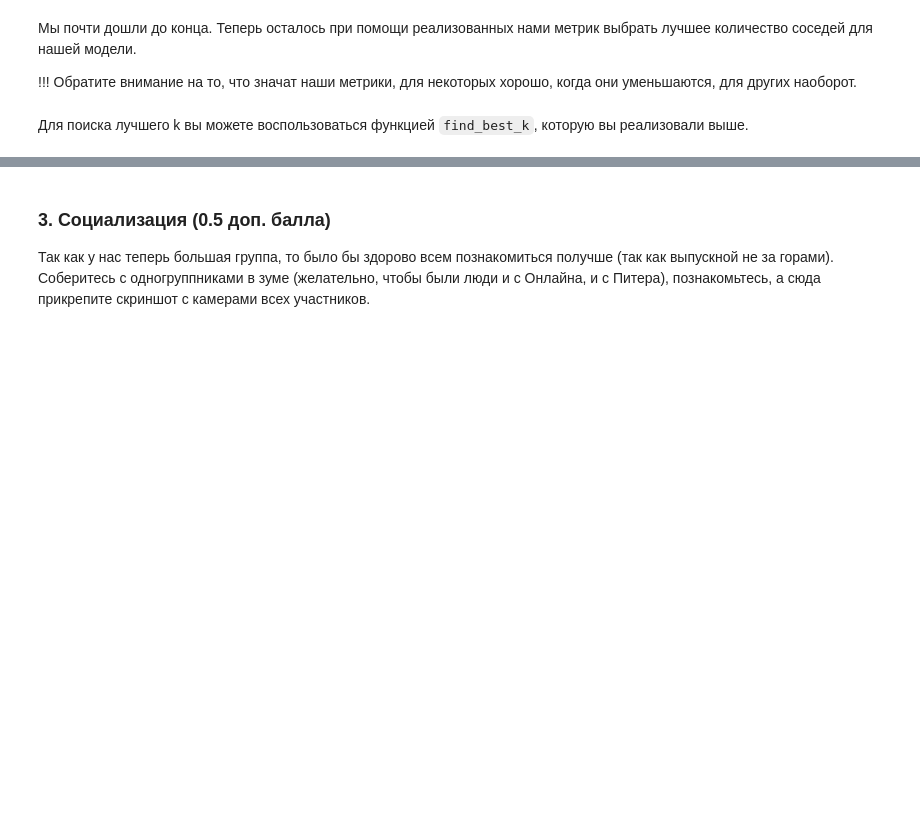
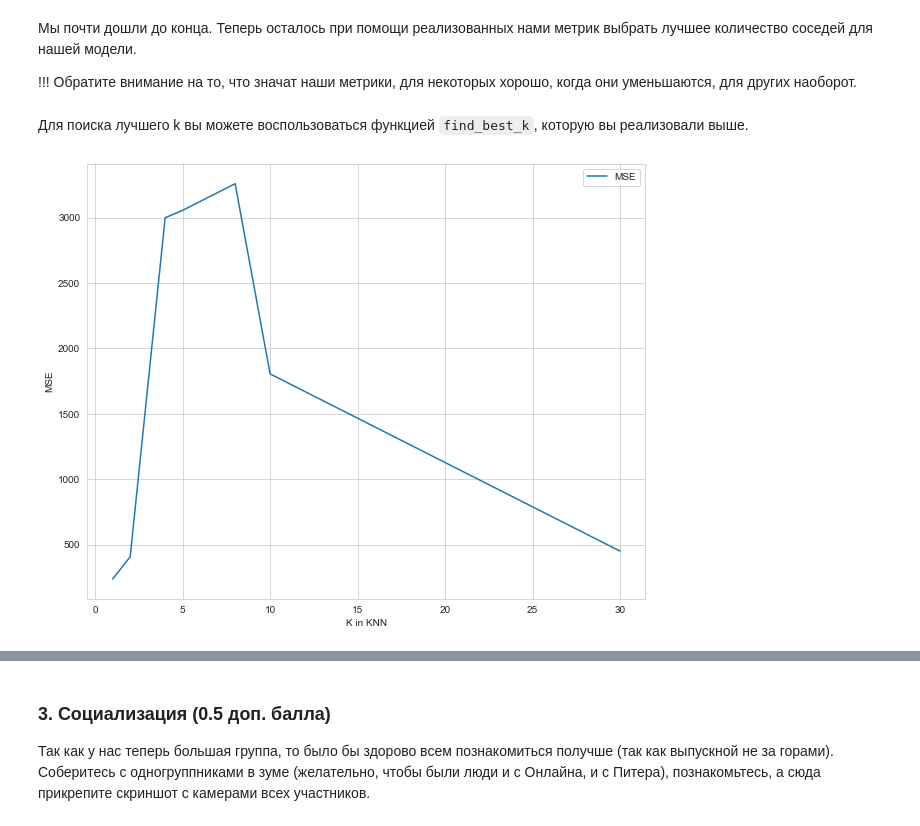
Before and after one commit to immbiochem/BI_ML_2021, a Jupyter notebook: kNN/code_folder/KNN.ipynb, the cells around one changed output, grey strips where cells are left out. Saved outputs shown, nothing was run; the diff lists cells and outputs as text; code cells hidden in the pictures; blank space fills up the shorter version.

```diff
--- a/kNN/code_folder/KNN.ipynb
+++ b/kNN/code_folder/KNN.ipynb
@@ -371,3 +371,11 @@ for i in params:
     metrics_r2.append(1 - ((sum(y_test.values - prediction)**2)/sum((y_test - np.mean(y_test))**2)))
     metrics_mse.append((sum(y_test.values - prediction)**2)/all_values)
     metrics_mae.append(sum(abs(y_test.values - prediction))/all_values)
+# %%
+plt.rcParams["figure.figsize"] = 10, 8
+plt.plot(params, metrics_mse, label="MSE")
+plt.legend()
+plt.xlabel("K in KNN")
+plt.ylabel("MSE");
+# %% [output]
+[figure, added]
```
Also changed, not shown: parts of 3 cells of this notebook.
